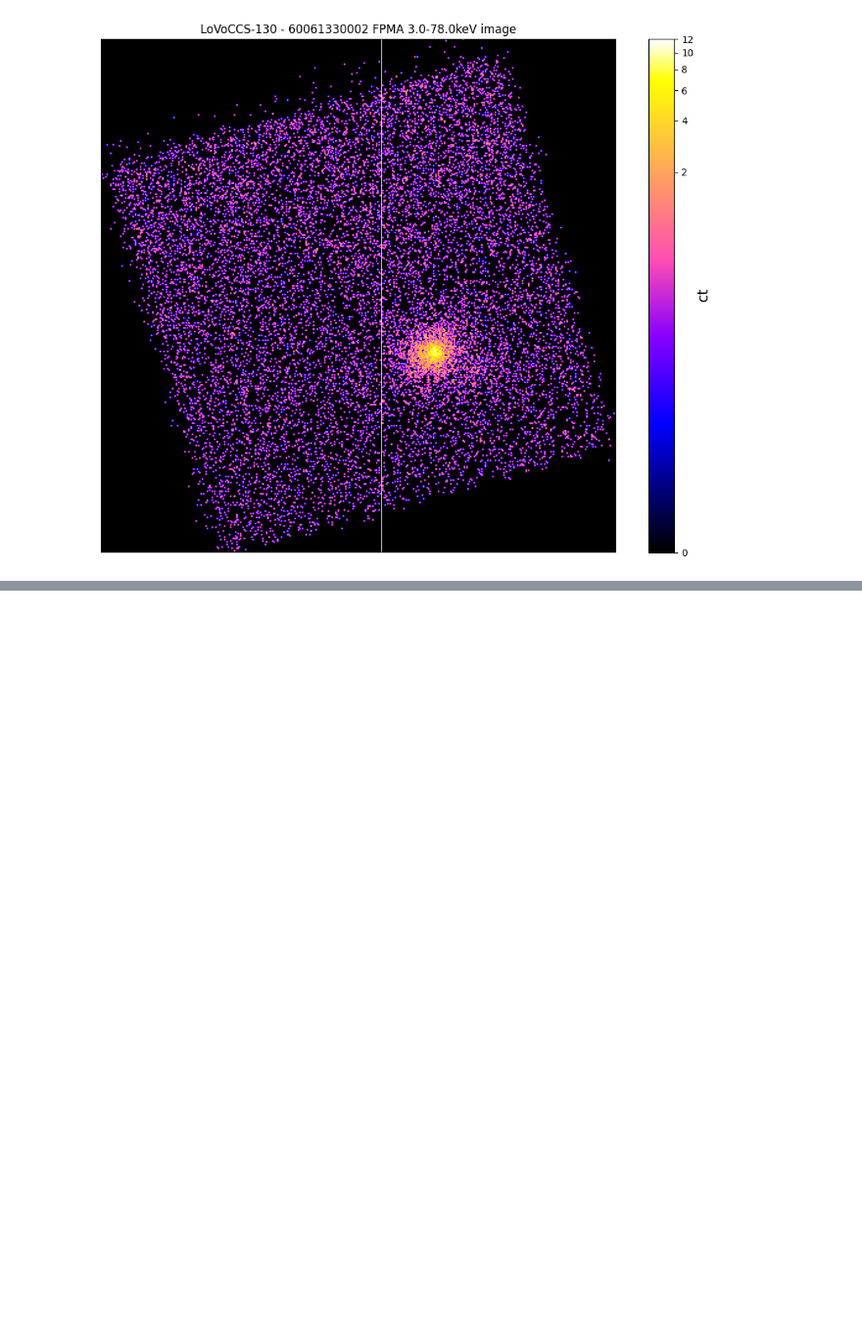
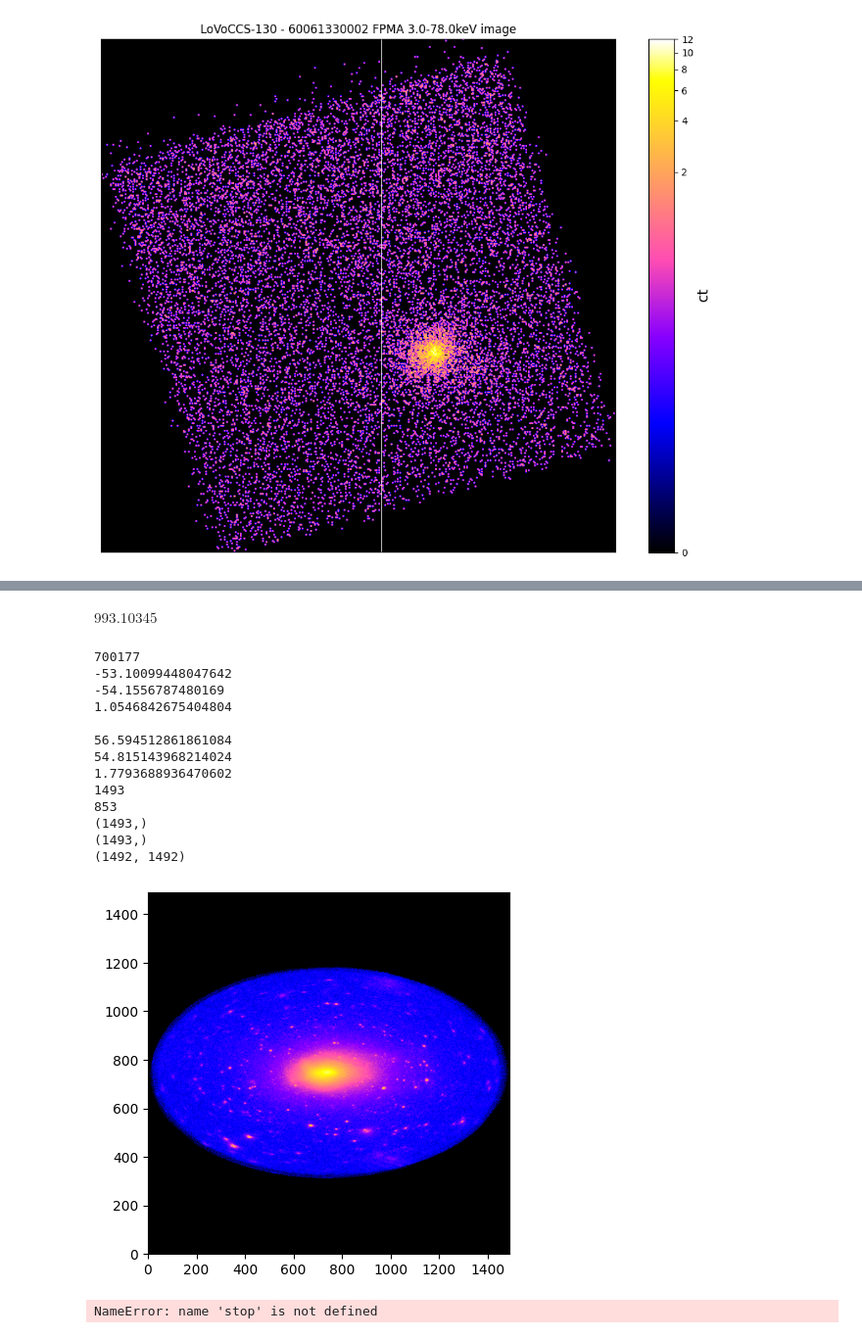
Before and after one commit to LoVoCCS/X-LoVoCCS-Data, a Jupyter notebook: notebooks/visualisations_coverage/individual_instrument_cluster_vis.ipynb, the cells around one changed output, grey strips where cells are left out. Shown at 98% size. Cells and saved outputs as stored; diff of their text form; code cells hidden in the pictures; blank space fills up the shorter version.

Commit message:
Started trying to make eROSITA images in pure Python and have given up for now

```diff
--- a/notebooks/visualisations_coverage/individual_instrument_cluster_vis.ipynb
+++ b/notebooks/visualisations_coverage/individual_instrument_cluster_vis.ipynb
@@ -452,0 +462,11 @@ with tqdm(desc='Generating NuSTAR visualisations', total=len(nu_obs_ids)) as onw
+# %%
+bin_size = Quantity(4.35, 'arcsec')
+
+er_path = "../../data/erosita_calpv_raw/"
+er_ev_path = er_path + "{oi}/pm00_{oi}_020_EventList_c001.fits"
+
+er_obs_ids = [fp for fp in os.listdir(er_path)]
+# %%
+Quantity(1.2, 'deg') / bin_size.to('deg')
+# %% [output]
+$993.10345 \; \mathrm{}$
@@ -452,0 +475,68 @@ with tqdm(desc='Generating NuSTAR visualisations', total=len(nu_obs_ids)) as onw
+# %%
+for oi in er_obs_ids:
+    print(oi)
+    cur_ev_path = er_ev_path.format(oi=oi)
+
+    with fits.open(cur_ev_path) as fitto:
+        evts = fitto['EVENTS']
+
+        print(evts.data['DEC'].max())
+        print(evts.data['DEC'].min())
+        print(evts.data['DEC'].max()-evts.data['DEC'].min())
+
+        print('')
+        print(evts.data['RA'].max())
+        print(evts.data['RA'].min())
+        print(evts.data['RA'].max()-evts.data['RA'].min())
+
+
+        ra_min = evts.data['RA'].min()-(10*bin_size.to('deg').value)
+        ra_max = evts.data['RA'].max()+(10*bin_size.to('deg').value)
+        dec_min = evts.data['DEC'].min()+(10*bin_size.to('deg').value)
+        dec_max = evts.data['DEC'].max()-(10*bin_size.to('deg').value)
+
+        ra_bins = int(round(abs((ra_min-ra_max)/bin_size.to('deg').value), 0))
+        print(ra_bins)
+        dec_bins = int(round(abs((dec_min-dec_max)/bin_size.to('deg').value), 0))
+        print(dec_bins)
+
+        ra_edges = np.arange(ra_min, ra_max, bin_size.to('deg').value)
+
+        test_dec_cen = (dec_min+dec_max)/2
+        dec_edges = np.arange(test_dec_cen - (ra_edges.shape[0]*bin_size.to('deg').value)/2,
+                              test_dec_cen + (ra_edges.shape[0]*bin_size.to('deg').value)/2, bin_size.to('deg').value)
+
+        print(ra_edges.shape)
+        print(dec_edges.shape)
+
+#         print(dec_edges)
+
+#         binned = np.histogram2d(evts.data['DEC'], evts.data['RA'], bins=[dec_bins, ra_bins])[0]
+        binned = np.histogram2d(evts.data['DEC'], evts.data['RA'], bins=[dec_edges, ra_edges])[0]
+
+        binned = np.fliplr(binned)
+
+        norm = ImageNormalize(binned, MinMaxInterval(), stretch=LogStretch())
+
+        print(binned.shape)
+
+#         plt.figure(figsize=(14.93, 8.53))
+        plt.imshow(binned, cmap='gnuplot2', origin='lower', norm=norm)
+        plt.show()
+        stop
+# %% [output]
+700177
+-53.10099448047642
+-54.1556787480169
+1.0546842675404804
+
+56.594512861861084
+54.815143968214024
+1.7793688936470602
+1493
+853
+(1493,)
+(1493,)
+(1492, 1492)
+[figure, added]
+NameError: name 'stop' is not defined
```
Also changed, not shown: parts of 7 cells of this notebook.
